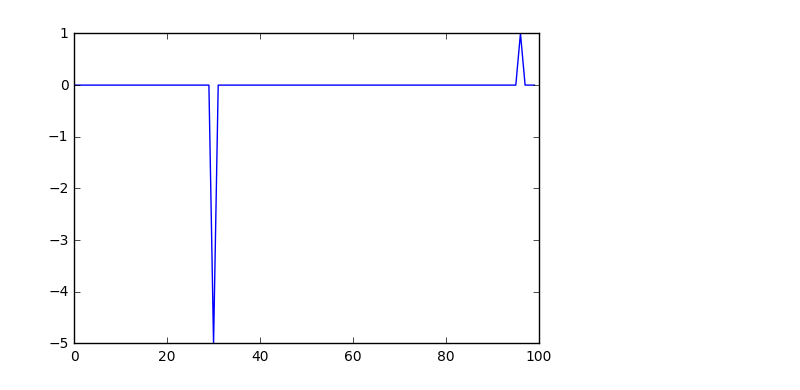
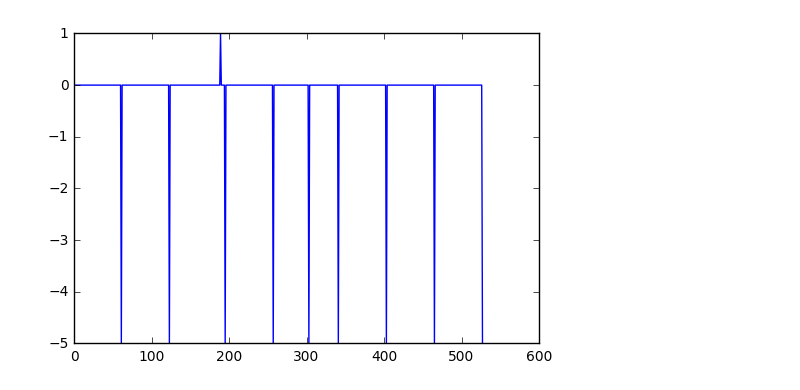
Before and after one commit to gganssle/rl-learners, a Jupyter notebook: nb/flappy_PG.ipynb, the cells around one changed output. Cells and saved outputs as stored; diff of their text form; code cells hidden in the pictures.

```diff
--- a/nb/flappy_PG.ipynb
+++ b/nb/flappy_PG.ipynb
@@ -7,6 +10,6 @@ import matplotlib.pyplot as plt
 # %%
 game = FlappyBird()
 # %%
-p = PLE(game, fps=30, display_screen=True, force_fps=False)
+p = PLE(game, fps=30, display_screen=False, force_fps=False)
 # %%
 p.init()
@@ -25,14 +16,18 @@ False
 # %%
 %%time
 
-reward_list = []
+p.reset_game()
 
-for i in range(100):
-    if p.game_over(): p.reset_game()
+games = 1
+total_rewards = []
 
+while games < 10:
     action = np.random.choice([0,119], p=[.9,.1])
-
     reward = p.act(action)
 
-    reward_list.append(reward)
+    total_rewards.append(reward)
+
+    if p.game_over():
+        p.reset_game()
+        games += 1
 # %% [output]
@@ -41,5 +36,5 @@ Wall time: 3.27 s
 # %%
-plt.plot(reward_list)
+plt.plot(total_rewards)
 plt.show()
 # %% [output]
-[figure, old version]
+[figure, new version]
```
Also changed, not shown: parts of 8 cells of this notebook.
